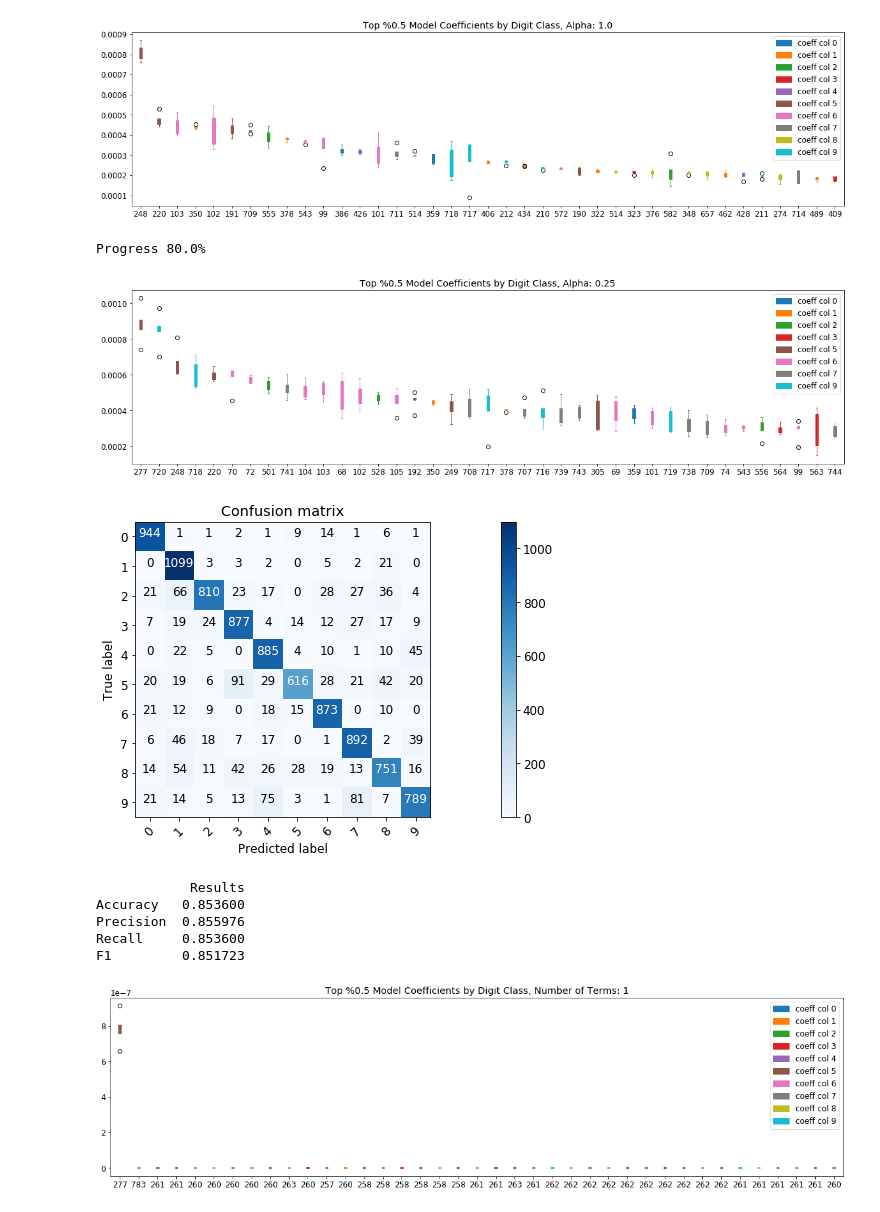
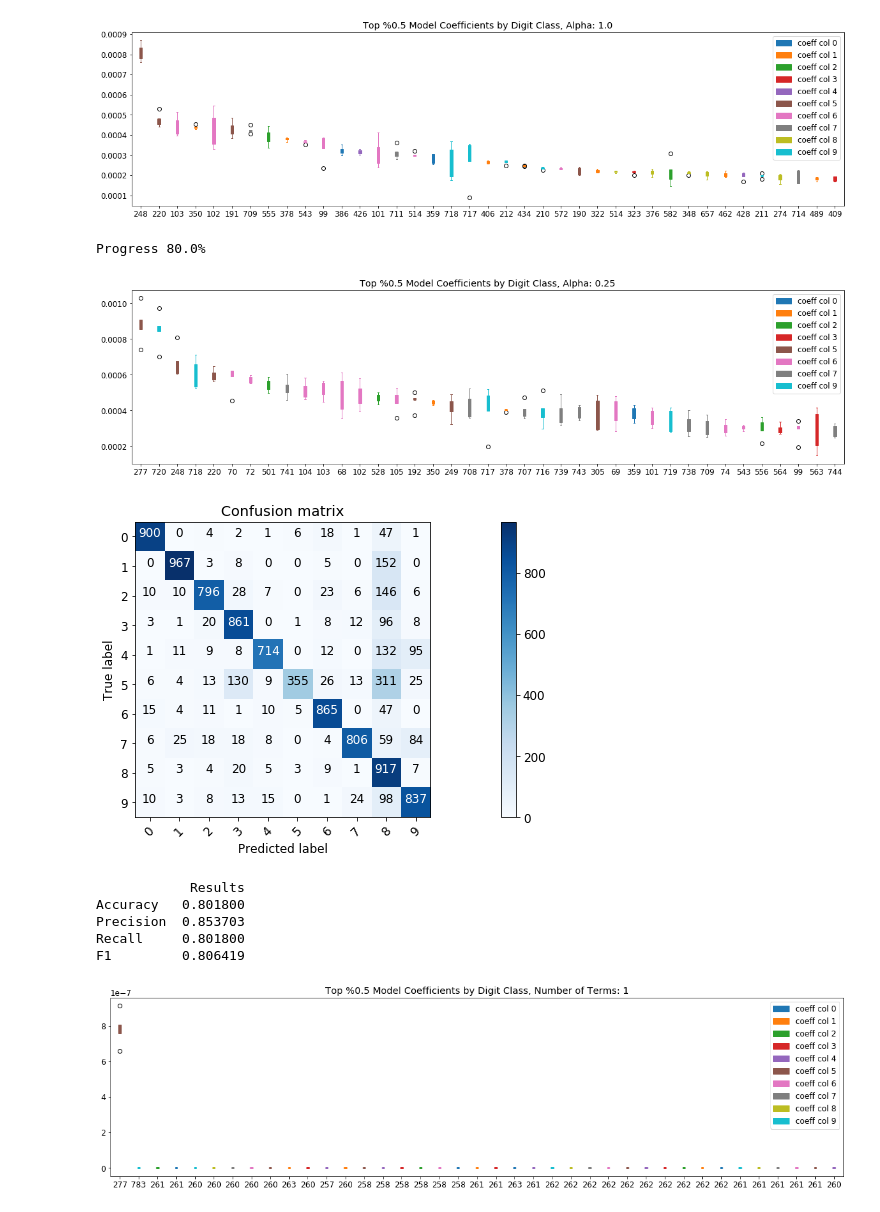
Before and after one commit to burnhamdr/AMATH563, a Jupyter notebook: HW1/AMATH563_HW1_DanielBurnham.ipynb, the cells around one changed output. Saved outputs shown, nothing was run; the diff lists cells and outputs as text; code cells hidden in the pictures.

```diff
--- a/HW1/AMATH563_HW1_DanielBurnham.ipynb
+++ b/HW1/AMATH563_HW1_DanielBurnham.ipynb
@@ -364,54 +382,55 @@ Progress 80.0%
 [figure]
 [figure]
 # %%
-#Apply your most important pixels to the test data set to see how accurate you are with as few pixels as possible.
-#Best l1 ratio appears to be 1.0 and best alpha value appears to be 0.25. Try a model employing both values.
-#Work with elastic net to test out different alpha values to promote sparsity
-cv_folds = 5
-kf = KFold(n_splits = cv_folds, random_state = 17, shuffle = True)
-l1_ratio = 1.0
-Elasso_best = np.zeros((cv_folds))
-Xlasso_best = np.zeros((m,p,cv_folds))
+#Promote sparsity. Test out the sparsest model: Best l1 ratio appears to be 1.0 and best alpha value
+#appears to be 0.25. Try a model employing both values.
+cv_folds = 5#number of cross validation folds
+kf = KFold(n_splits = cv_folds, random_state = 17, shuffle = True)#initialize Kfold
+l1_ratio = 1.0#l1_ratio value, indicates that Elastic net uses l1 penalty exclusively (lasso)
+Elasso_best = np.zeros((cv_folds))#initialize numpy array to store errors
+Xlasso_best = np.zeros((m,p,cv_folds))#initialize numpy array to store model coefficients
 alpha = 0.25
 
-i = 0
+i = 0#initialize iterator to allow for errors and coefficients to be stored for each cross validation fold
+#for each subset of training and test data in A, fit a model
 for train_index, test_index in kf.split(A):
-    print("Progress {:2.1%}".format(i / cv_folds), end="\r")#print progress of paint can position acquisition
+    print("Progress {:2.1%}".format(i / cv_folds), end="\r")#print progress
     lasso_best = linear_model.ElasticNet(alpha=alpha, copy_X=True, l1_ratio=l1_ratio, max_iter=10**5,random_state=0)
-    lasso_best.fit(A[train_index,:], b[train_index,:])
-    xlasso_best = np.transpose(lasso_best.coef_)
-    blasso_best = A[train_index,:] @ xlasso_best
-    Elasso_best[i] = np.linalg.norm(b[train_index,:]-blasso_best,ord=2)/np.linalg.norm(b[train_index,:],ord=2)
-    Xlasso_best[:,:,i] = xlasso_best
-    i = i + 1
+    lasso_best.fit(A[train_index,:], b[train_index,:])#map from pixel space in test data to test data label space
+    xlasso_best = np.transpose(lasso_best.coef_)#ElasticNet method give coefficients of flipped dimensions
+    blasso_best = A[train_index,:] @ xlasso_best#apply model to data
+    Elasso_best[i] = np.linalg.norm(b[train_index,:]-blasso_best,ord=2)/np.linalg.norm(b[train_index,:],ord=2)#calculate error
+    Xlasso_best[:,:,i] = xlasso_best#store coefficient values for each cross validation fold
+    i = i + 1#iterate cross validation fold counter
 
-boxPlotter(Xlasso_best, [alpha], top_perc=0.5, medianbar=3, fontsize=12, figsize=[20, 5], class_title='Alpha: ')
+boxPlotter(Xlasso_best, [alpha], top_perc=0.5, medianbar=3, fontsize=12, figsize=[20, 5], class_title='Alpha: ')#plot coefficients of cross validated model (average values)
 
-Atest = x_test
-btest = y_test
-classes = np.unique(y_test_raw)
-preds = lasso_best.predict(Atest)#test the model
-preds_1D = np. array(class_decoder(preds))
-btest_1D = np. array(class_decoder(btest))
+Atest = x_test#test hold out data for testing cross validated model
+btest = y_test#test hold out data labels
+classes = np.unique(y_test_raw)#list of numerical digit classes
+
+preds =  Atest @ np.average(Xlasso_best[:,:,:], axis=2)#apply the cross validated model (average coefficients across cv folds) to the hold out data
+preds_1D = np. array(class_decoder(preds))#decode the predicted as one hot encoded values and subsequently as digit classes
+btest_1D = np. array(class_decoder(btest))#decode the actual one hot encoded values as digit classes
 
 CM = confusion_matrix(btest_1D, preds_1D)# Confusion Matrix
 plot_confusion_matrix(CM, classes)#plot of the multiclass confusion matrix
 
 aScore = accuracy_score(btest_1D, preds_1D)#accuracy score
 P = precision_score(btest_1D, preds_1D, average='weighted')#precision score
 R = recall_score(btest_1D, preds_1D, average='weighted')#recall score
 F1 = f1_score(btest_1D, preds_1D, average='weighted')#F1 score
 a = {'Results': [aScore, P, R, F1]}#series of evaluation results
 aFrame_k = pd.DataFrame(a, index = ['Accuracy', 'Precision', 'Recall', 'F1'])
 print(aFrame_k)
 # %% [output]
 Progress 80.0%
 [figure]
-[figure, old version]
+[figure, new version]
             Results
-Accuracy   0.853600
-Precision  0.855976
-Recall     0.853600
-F1         0.851723
+Accuracy   0.801800
+Precision  0.853703
+Recall     0.801800
+F1         0.806419
 # %%
 #perform analysis for degree of sparsity for best lasso model
```
Also changed, not shown: parts of 11 cells of this notebook.
